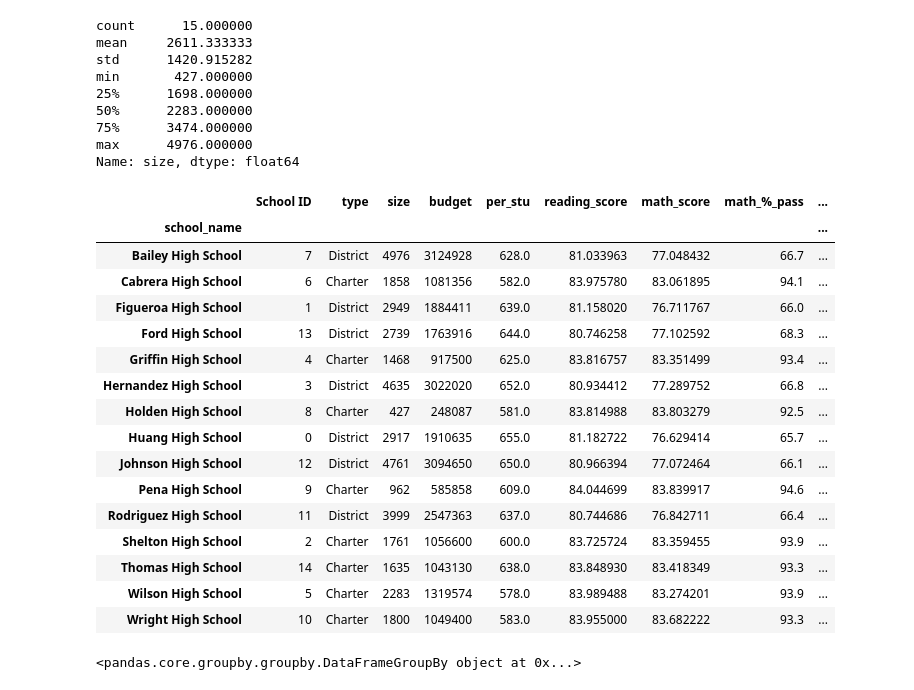
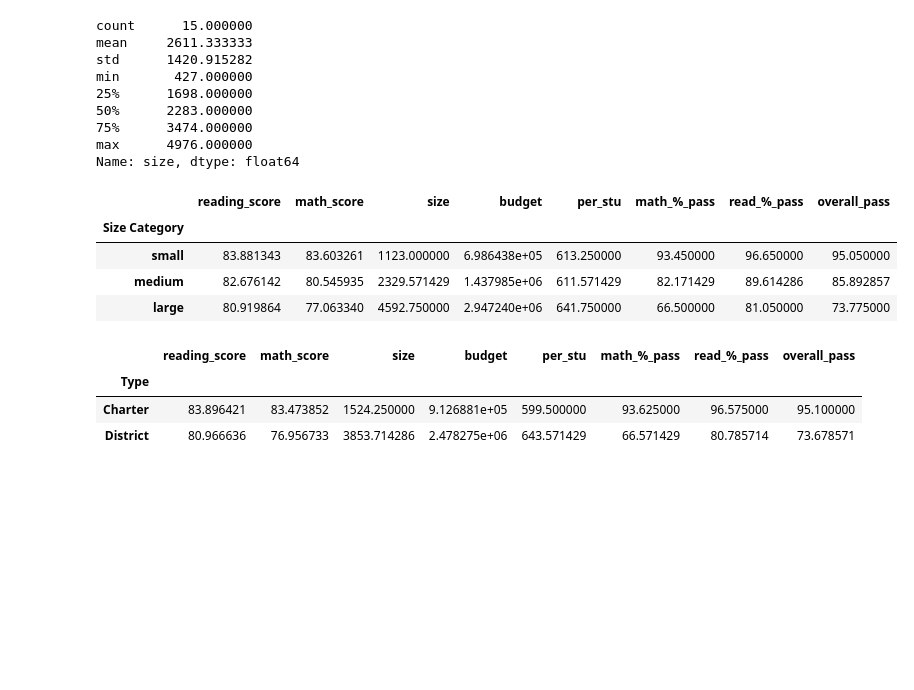
Before and after one commit to bman511/PyAcademy, a Jupyter notebook: PyCitySchoolsAnalysis.ipynb, the cells around one changed output. Cells and saved outputs as stored; diff of their text form; code cells hidden in the pictures; blank space fills up the shorter version.

```diff
--- a/PyCitySchoolsAnalysis.ipynb
+++ b/PyCitySchoolsAnalysis.ipynb
@@ -122,6 +103,7 @@ all_data.head()
 | 4 | 4 | Bonnie Ray | F | 9th | Huang High School | 97 | 84 | 0 | ... |
 # %%
 #Generate df of mean scores
-mean_scores = all_data.groupby('school_name').mean()
-mean_scores.head()
+school_sum_df = all_data.groupby('school_name').mean()
+school_sum_df['per_stu'] = school_sum_df['budget']/school_sum_df['size']
+school_sum_df.head()
 # %% [output]
@@ -135,6 +116,0 @@ mean_scores.head()
-# %%
-#Select columns and create new df
-sub_mean_df = mean_scores[['reading_score','math_score']]
-#Add mean columns to schools list
-final_df = pd.concat([no_dups_df,sub_mean_df],axis=1,sort=True)
-final_df
@@ -183,8 +142,7 @@ pass_df
 | Wilson High School | 2204 | 2143 | 93.9 | 96.5 |
 | Wright High School | 1739 | 1680 | 93.3 | 96.6 |
 # %%
-#Select columns and create new df
+#Select columns and create new df with only % passing columns
 sub_prcnt_df = pass_df[['math_%_pass','read_%_pass']]
-#Add mean columns to schools list
-final_school_df = pd.concat([final_df,sub_prcnt_df],axis=1,sort=True)
-final_school_df
+#Add % pass columns to schools summary
+final_school_df = pd.concat([school_sum_df,sub_prcnt_df],axis=1,sort=True)
@@ -209,5 +149,7 @@ final_school_df
 # %%
 #Add overall passing based on % math and % read passing
 final_school_df['overall_pass'] = (final_school_df['math_%_pass'] + final_school_df['read_%_pass'])/2
+#Drop unwanted columns
+final_school_df.drop(['School ID','Student ID'],axis=1, inplace=True)
 final_school_df
 # %% [output]
@@ -360,29 +263,25 @@ Name: size, dtype: float64
 # %%
 size_bins = [0,1700,3400,5100]
 size_labels = ['small','medium','large']
 final_school_df['Size Category'] = pd.cut(final_school_df['size'],size_bins,labels=size_labels)
-final_school_df
+by_size_df = final_school_df.groupby(['Size Category']).mean()
+by_size_df
 # %% [output]
-|  | School ID | type | size | budget | per_stu | reading_score | math_score | math_%_pass | ... |
-| school_name |  |  |  |  |  |  |  |  | ... |
-| Bailey High School | 7 | District | 4976 | 3124928 | 628.0 | 81.033963 | 77.048432 | 66.7 | ... |
-| Cabrera High School | 6 | Charter | 1858 | 1081356 | 582.0 | 83.975780 | 83.061895 | 94.1 | ... |
-| Figueroa High School | 1 | District | 2949 | 1884411 | 639.0 | 81.158020 | 76.711767 | 66.0 | ... |
-| Ford High School | 13 | District | 2739 | 1763916 | 644.0 | 80.746258 | 77.102592 | 68.3 | ... |
-| Griffin High School | 4 | Charter | 1468 | 917500 | 625.0 | 83.816757 | 83.351499 | 93.4 | ... |
-| Hernandez High School | 3 | District | 4635 | 3022020 | 652.0 | 80.934412 | 77.289752 | 66.8 | ... |
-| Holden High School | 8 | Charter | 427 | 248087 | 581.0 | 83.814988 | 83.803279 | 92.5 | ... |
-| Huang High School | 0 | District | 2917 | 1910635 | 655.0 | 81.182722 | 76.629414 | 65.7 | ... |
-| Johnson High School | 12 | District | 4761 | 3094650 | 650.0 | 80.966394 | 77.072464 | 66.1 | ... |
-| Pena High School | 9 | Charter | 962 | 585858 | 609.0 | 84.044699 | 83.839917 | 94.6 | ... |
-| Rodriguez High School | 11 | District | 3999 | 2547363 | 637.0 | 80.744686 | 76.842711 | 66.4 | ... |
-| Shelton High School | 2 | Charter | 1761 | 1056600 | 600.0 | 83.725724 | 83.359455 | 93.9 | ... |
-| Thomas High School | 14 | Charter | 1635 | 1043130 | 638.0 | 83.848930 | 83.418349 | 93.3 | ... |
-| Wilson High School | 5 | Charter | 2283 | 1319574 | 578.0 | 83.989488 | 83.274201 | 93.9 | ... |
-| Wright High School | 10 | Charter | 1800 | 1049400 | 583.0 | 83.955000 | 83.682222 | 93.3 | ... |
+|  | reading_score | math_score | size | budget | per_stu | math_%_pass | read_%_pass | overall_pass |
+| Size Category |  |  |  |  |  |  |  |  |
+| small | 83.881343 | 83.603261 | 1123.000000 | 6.986438e+05 | 613.250000 | 93.450000 | 96.650000 | 95.050000 |
+| medium | 82.676142 | 80.545935 | 2329.571429 | 1.437985e+06 | 611.571429 | 82.171429 | 89.614286 | 85.892857 |
+| large | 80.919864 | 77.063340 | 4592.750000 | 2.947240e+06 | 641.750000 | 66.500000 | 81.050000 | 73.775000 |
 # %%
 #Repeat the above breakdown, but this time group schools based on school type (Charter vs. District).
-by_type = final_school_df.groupby(['type'])
-by_type
+#by_type = final_school_df.groupby(['type']).mean()
+unique_schools_type = all_data.drop_duplicates(subset='school_name',keep='first').set_index('school_name').sort_values(['school_name'])['type']
+final_school_df['Type'] = unique_schools_type
+
+group_by_type = final_school_df.groupby(['Type']).mean()
+group_by_type
 # %% [output]
-<pandas.core.groupby.groupby.DataFrameGroupBy object at 0x...>
+|  | reading_score | math_score | size | budget | per_stu | math_%_pass | read_%_pass | overall_pass |
+| Type |  |  |  |  |  |  |  |  |
+| Charter | 83.896421 | 83.473852 | 1524.250000 | 9.126881e+05 | 599.500000 | 93.625000 | 96.575000 | 95.100000 |
+| District | 80.966636 | 76.956733 | 3853.714286 | 2.478275e+06 | 643.571429 | 66.571429 | 80.785714 | 73.678571 |
```
Also changed, not shown: parts of 26 cells of this notebook.
